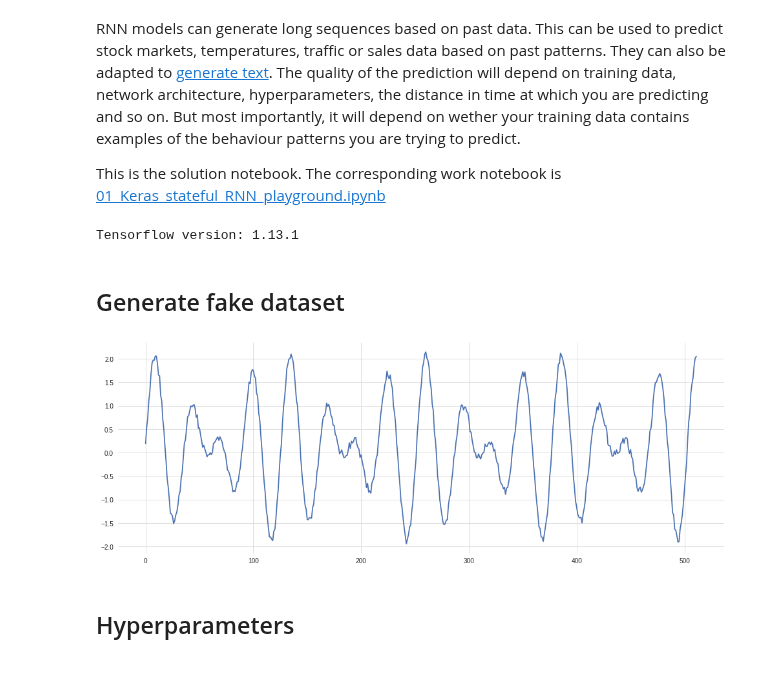
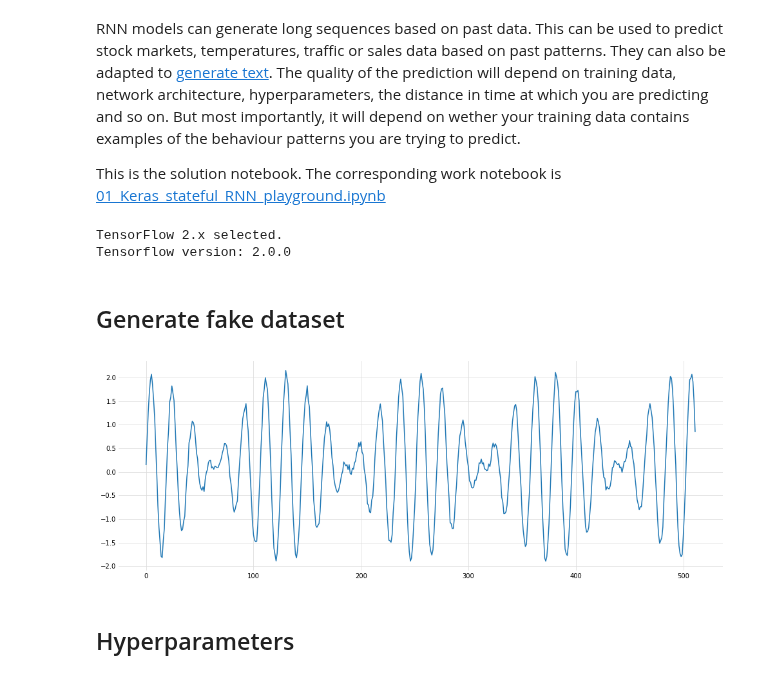
Before and after one commit to GoogleCloudPlatform/tensorflow-without-a-phd, a Jupyter notebook: tensorflow-rnn-tutorial/01_Keras_stateful_RNN_solution.ipynb, the cells around one changed output. Saved outputs shown, nothing was run; the diff lists cells and outputs as text; code cells hidden in the pictures.

```diff
--- a/tensorflow-rnn-tutorial/01_Keras_stateful_RNN_solution.ipynb
+++ b/tensorflow-rnn-tutorial/01_Keras_stateful_RNN_solution.ipynb
@@ -6,14 +4,16 @@ RNN models can generate long sequences based on past data. This can be used to p
 
 This is the solution notebook. The corresponding work notebook is [01_Keras_stateful_RNN_playground.ipynb](https://colab.research.google.com/github/GoogleCloudPlatform/tensorflow-without-a-phd/blob/master/tensorflow-rnn-tutorial/01_Keras_stateful_RNN_playground.ipynb)
 # %%
+# using Tensorflow 2
+%tensorflow_version 2.x
 import math
 import numpy as np
 from matplotlib import pyplot as plt
 import tensorflow as tf
-tf.enable_eager_execution()
 print("Tensorflow version: " + tf.__version__)
 # %% [output]
-Tensorflow version: 1.13.1
+TensorFlow 2.x selected.
+Tensorflow version: 2.0.0
 # %%
 #@title Data formatting and display utilites [RUN ME]
 
@@ -144,24 +144,24 @@ def picture_this_8(data, prime_data, results, offset, primelen, runlen, rmselen)
 # %% [markdown]
 ## Generate fake dataset
 # %%
-WAVEFORM_SELECT = 0# select 0, 1 or 2
+WAVEFORM_SELECT = 1# select 0, 1 or 2
 
 def create_time_series(datalen):
     # good waveforms
     frequencies = [(0.2, 0.15), (0.35, 0.3), (0.6, 0.55)]
     freq1, freq2 = frequencies[WAVEFORM_SELECT]
     noise = [np.random.random()*0.1 for i in range(datalen)]
     x1 = np.sin(np.arange(0,datalen) * freq1)  + noise
     x2 = np.sin(np.arange(0,datalen) * freq2)  + noise
     x = x1 + x2
     return x.astype(np.float32)
 
 DATA_LEN = 1024*128+1
 data = create_time_series(DATA_LEN)
 plt.plot(data[:512])
 plt.show()
 # %% [output]
-[figure, old version]
+[figure, new version]
 # %% [markdown]
 ## Hyperparameters
 # %%
```
Also changed, not shown: parts of 9 cells of this notebook, 5 other files.
